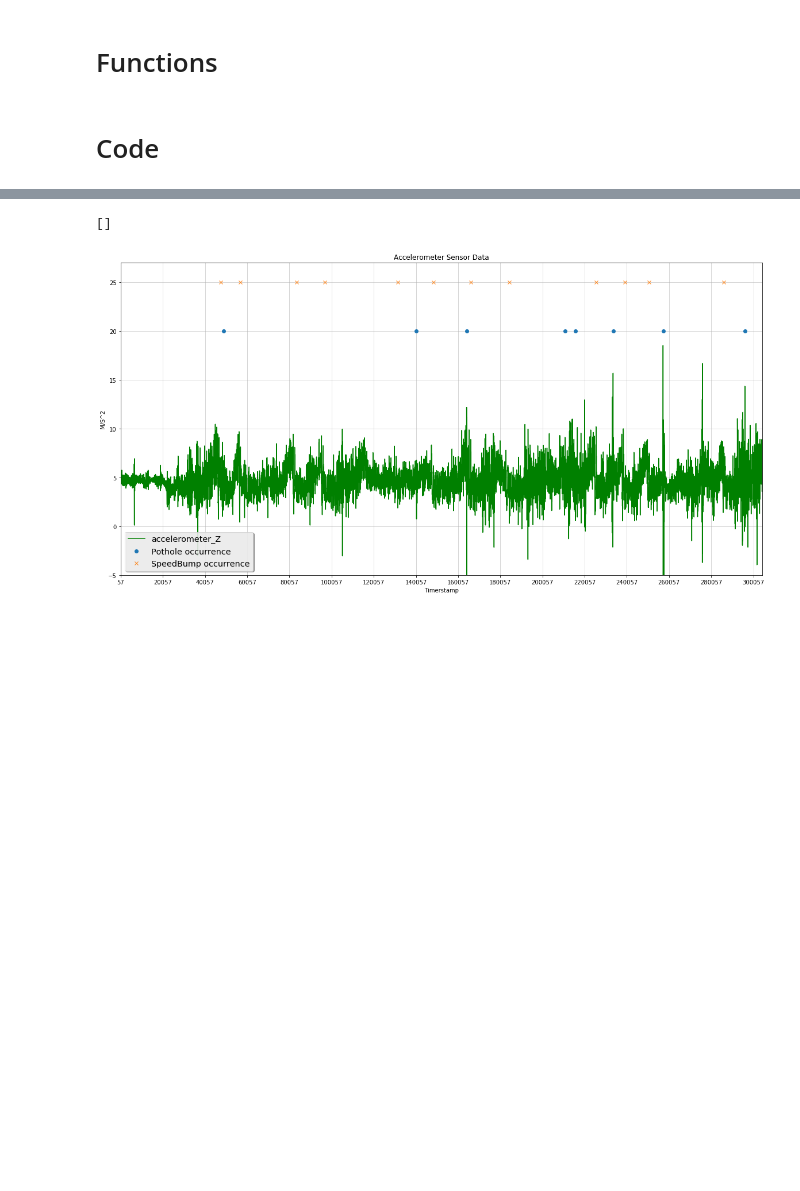
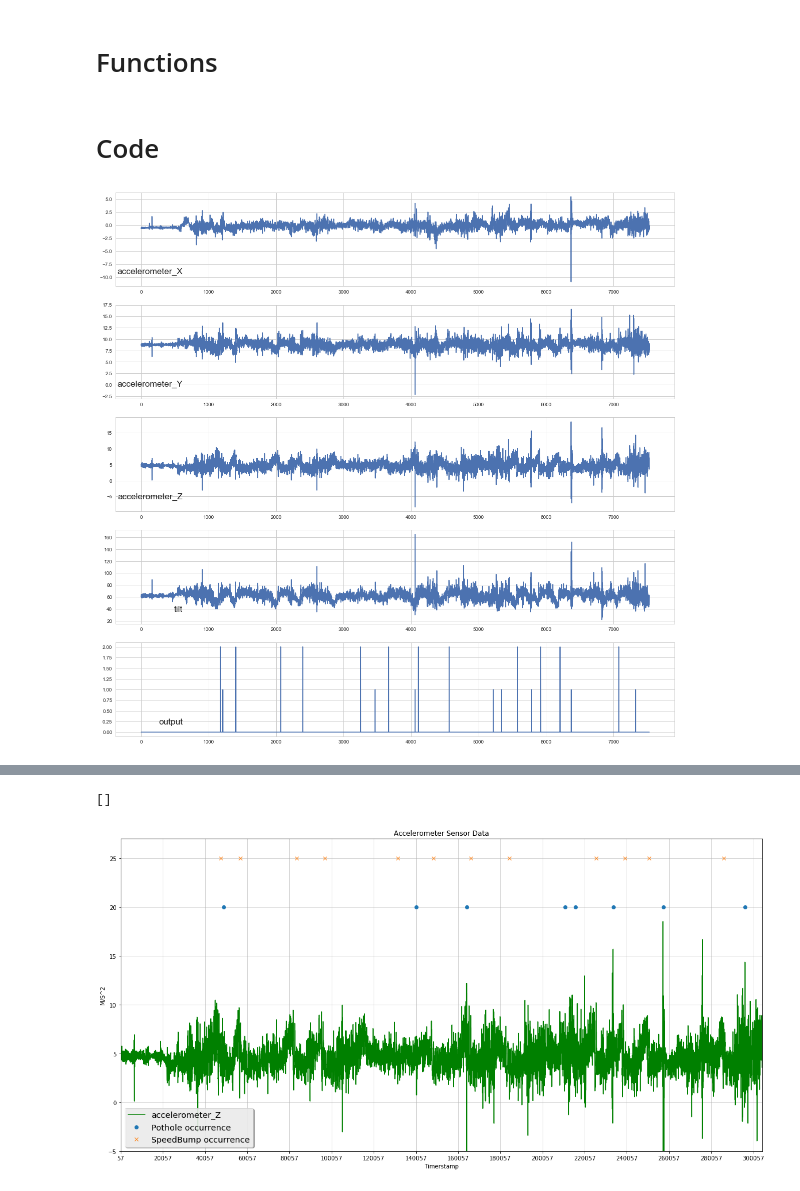
Before and after one commit to adornodev/TCC-Lunar, a Jupyter notebook: Python/PreProcessing.ipynb, the cells around one changed output, grey strips where cells are left out. Drawn from its saved outputs; the diff is of its cells as text; code cells hidden in the pictures; blank space fills up the shorter version.

```diff
--- a/Python/PreProcessing.ipynb
+++ b/Python/PreProcessing.ipynb
@@ -144,0 +214,28 @@ df_general['output'] = df_general['output'].fillna(default_output)
+# %%
+# Add the values from "timestamp" column in the current datetime and a new datetime column is created to be used as index
+timestamp_values = list(df_general['timestamp'])
+
+datetime_values = []
+for value in timestamp_values:
+    result = strOp2datetime(_milliseconds = int(value))
+    if result is not None:
+        datetime_values.append(result)
+
+df_general['datetime'] = datetime_values
+df_general.set_index('datetime')
+# %%
+values = df_general.values
+
+# specify columns to plot
+groups = [0, 1, 2, 5, 8]
+i = 1
+# plot each column
+plt.figure(figsize=(20,20))
+for group in groups:
+    plt.subplot(len(groups), 1, i)
+    plt.plot(values[:, group])
+    plt.title(df_general.columns[group], x =0.12,y=0.1, size = 'xx-large', loc='right')
+    i += 1
+plt.show()
+# %% [output]
+[figure, added]
```
Also changed, not shown: parts of 8 cells of this notebook.
